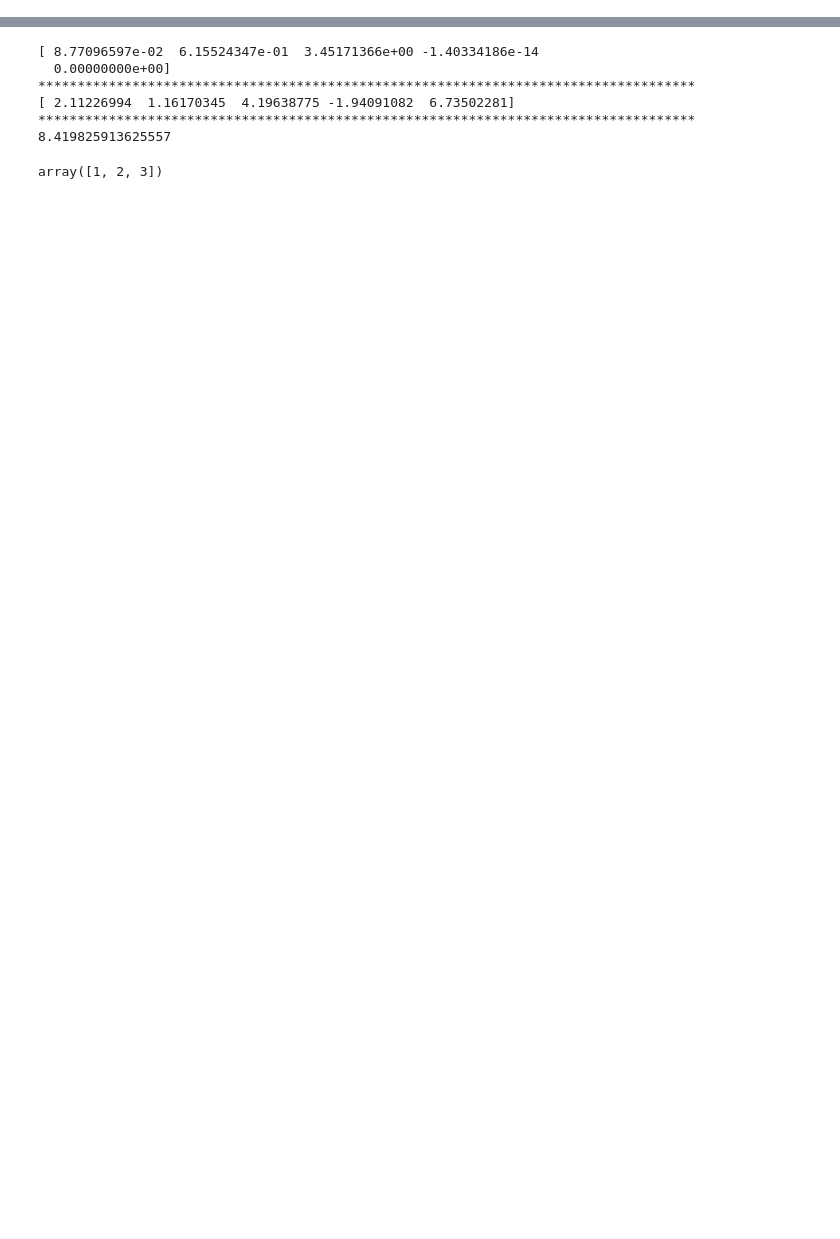
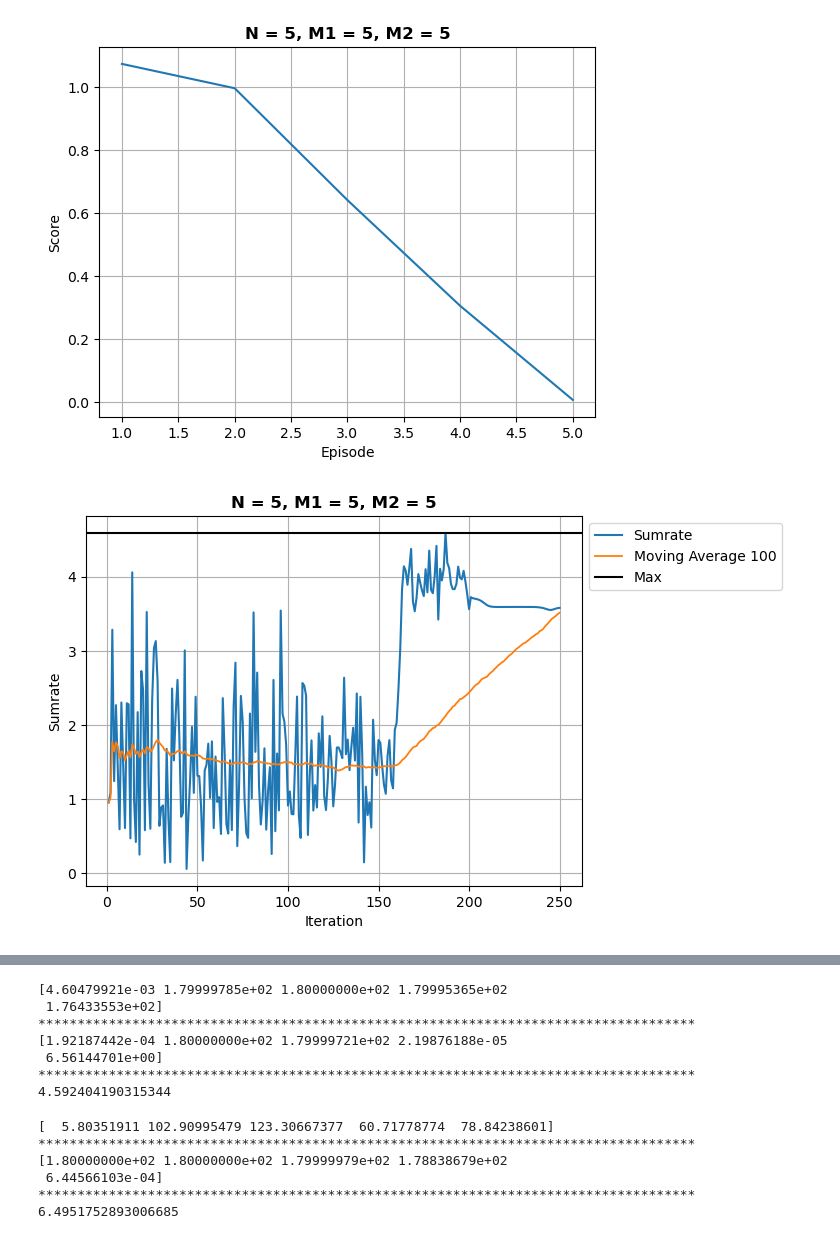
Before and after one commit to DanesH-Abdollahi/IRS-Project, a Jupyter notebook: src/Test.ipynb, the cells around one changed output, grey strips where cells are left out. Saved outputs shown, nothing was run; the diff lists cells and outputs as text; code cells hidden in the pictures; blank space fills up the shorter version.

```diff
--- a/src/Test.ipynb
+++ b/src/Test.ipynb
@@ -14,12 +11,13 @@ from tqdm import tqdm
 # %%
+sigma = 1e-2
 env = Environment(num_of_antennas=5, num_of_irs1=5, num_of_irs2=5,
                       path_loss_exponent=2, irs1_to_antenna=20,
-                      irs2_to_antenna=20, irs1_to_irs2=10, transmitted_power=1)
+                      irs2_to_antenna=30, irs1_to_irs2=40, transmitted_power=1)
 
-U1 = env.CreateUser(distance_to_antenna=40, distance_to_irs1=10, distance_to_irs2=20,
-                    noise_var=1e-4, los_to_antenna=True, los_to_irs1=True,
-                    los_to_irs2=True, sinr_threshold=3, penalty=20, allocated_power=1, weight=1)
+U1 = env.CreateUser(distance_to_antenna=50, distance_to_irs1=50, distance_to_irs2=30,
+                    noise_var=sigma**2, los_to_antenna=True, los_to_irs1=True,
+                    los_to_irs2=True, sinr_threshold=3, penalty=0, allocated_power=1, weight=1)
 
-U2 = env.CreateUser(distance_to_antenna=40, distance_to_irs1=20, distance_to_irs2=10,
-                    noise_var=1e-4, los_to_antenna=True, los_to_irs1=True,
-                    los_to_irs2=True, sinr_threshold=3, penalty=10, allocated_power=1, weight=1)
+U2 = env.CreateUser(distance_to_antenna=60, distance_to_irs1=40, distance_to_irs2=20,
+                    noise_var=sigma**2, los_to_antenna=True, los_to_irs1=True,
+                    los_to_irs2=True, sinr_threshold=3, penalty=0, allocated_power=1, weight=1)
@@ -26,13 +26,13 @@ U2 = env.CreateUser(distance_to_antenna=40, distance_to_irs1=20, distance_to_irs
 # %%
 num_of_actions = env.M1 + env.M2 + len(env.Users) * env.N + env.num_of_users - 1
 
-agent = Agent(num_states=env.num_of_users, bound=2, batch_size=128, max_size=100000,
+agent = Agent(num_states=env.num_of_users, bound=1, batch_size=128, max_size=10000,
                 env=env, n_actions=num_of_actions,
                 noise=0.02, alpha=0.0002, beta=0.0004, fc1=512, fc2=256)
 
 
-num_of_episodes = 100
-num_of_iterations = 100
+num_of_episodes = 5
+num_of_iterations = 50
 
 score_history = np.zeros((num_of_episodes,))
 rewards = np.zeros((num_of_episodes, num_of_iterations))
@@ -42,22 +42,22 @@ U2_SINR = np.zeros((num_of_episodes, num_of_iterations))
 
 Old_Avg = 0
 obs = env.State()
-agent.noise = 0
+# agent.noise = 0
 
 for ep in range(num_of_episodes):
     score = 0
     obs = env.State()
 
-    # if ep < num_of_episodes / 4:
-    #     agent.noise = 0.40
-    # elif ep < num_of_episodes * 2 / 4:
-    #     agent.noise = 0.20
-    # elif ep < num_of_episodes * 3 / 4:
-    #     agent.noise = 0.1
-    # elif ep < num_of_episodes * 3 / 4 + 10:
-    #     agent.noise = 0.05
-    # else:
-    #     agent.noise = 0
+    if ep < num_of_episodes / 4:
+        agent.noise = 0.40
+    elif ep < num_of_episodes * 2 / 4:
+        agent.noise = 0.20
+    elif ep < num_of_episodes * 3 / 4:
+        agent.noise = 0.1
+    elif ep < num_of_episodes * 3 / 4 :
+        agent.noise = 0.05
+    else:
+        agent.noise = 0
 
     for iter in range(num_of_iterations):
         action = agent.choose_action(obs)
@@ -90,7 +90,11 @@ for ep in range(num_of_episodes):
             New_Avg=New_Avg, Old_Avg=Old_Avg, SINRs=SINRs, sumrate=sumrate[ep][iter])
 
     ac = np.array(action)
-    print(f"Power split factor = {ac[-1 : ][0]: <5.2} | U1 Power = {np.linalg.norm(U1.w) : <5.2} | U2 Power = {np.linalg.norm(U2.w): <5.2}" )
+    power_noise = np.array(agent.power_noise)
+    print("Power split factor = "+ colored(f"{ac[-1 : ][0]: <5.2}", "blue") +
+           "| Power noise = " + colored(f"{power_noise[-1]: <5.2}", "blue") )
+
+    print(agent.memory.buffer_counter)
 
     # obs = env.Reset()
     Old_Avg = New_Avg
@@ -129,0 +132,2 @@ Power split factor = 0.0017 | U1 Power = 0.0017 | U2 Power = 1.0
+[figure, added]
+[figure, added]
@@ -130,3 +136,10 @@ Power split factor = 0.0017 | U1 Power = 0.0017 | U2 Power = 1.0
+[4.60479921e-03 1.79999785e+02 1.80000000e+02 1.79995365e+02
+ 1.76433553e+02]
+************************************************************************************
+[1.92187442e-04 1.80000000e+02 1.79999721e+02 2.19876188e-05
+ 6.56144701e+00]
+************************************************************************************
+4.592404190315344
 # %%
 print(np.diag(np.angle(env.Psi1, deg=True)))
 print("************************************************************************************")
@@ -136,18 +149,9 @@ print(np.diag(np.angle(env.Psi2, deg=True)))
 print("************************************************************************************")
 print(max(sumrate.reshape(num_of_episodes*num_of_iterations,)))
 # %% [output]
-[ 8.77096597e-02  6.15524347e-01  3.45171366e+00 -1.40334186e-14
-  0.00000000e+00]
+[  5.80351911 102.90995479 123.30667377  60.71778774  78.84238601]
 ************************************************************************************
-[ 2.11226994  1.16170345  4.19638775 -1.94091082  6.73502281]
+[1.80000000e+02 1.80000000e+02 1.79999979e+02 1.78838679e+02
+ 6.44566103e-04]
 ************************************************************************************
-8.419825913625557
+6.4951752893006685
-# %%
-import numpy as np
-matrix = np.array([1,2,3])
-
-# matrix.__add__(4)
-np.append(matrix, 4)
-matrix
-# %% [output]
-array([1, 2, 3])
```
Also changed, not shown: parts of 7 cells of this notebook, 5 other files.
